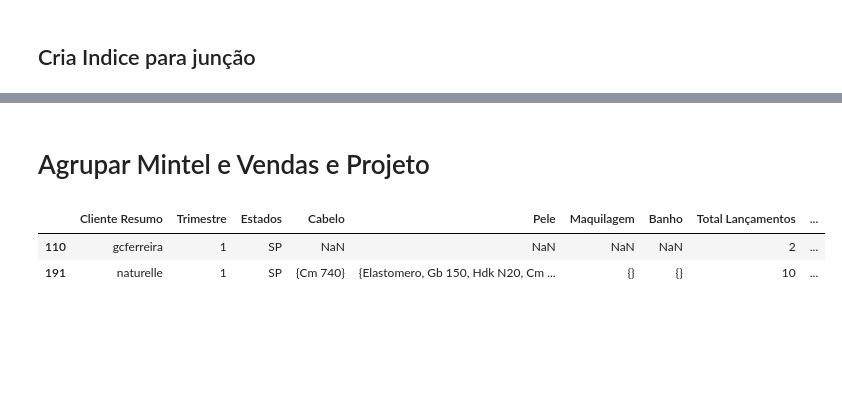
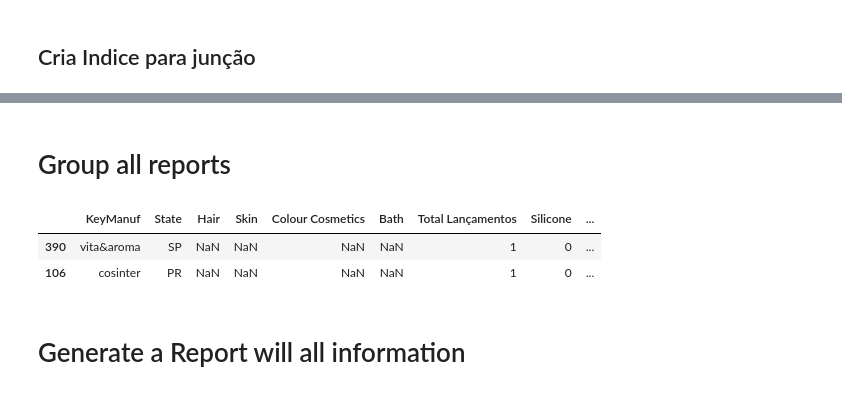
Before and after one commit to GimenesPaula/GimenesPaula, a Jupyter notebook: Projeto 1.ipynb, the cells around one changed output, grey strips where cells are left out. Cells and saved outputs as stored; diff of their text form; code cells hidden in the pictures; blank space fills up the shorter version.

```diff
--- a/Projeto 1.ipynb
+++ b/Projeto 1.ipynb
@@ -444,4 +446,3 @@ df_proj['FASE'] = df_proj['Fase'].str.strip().str.extract('('+'|'.join(dictFASE)
 # %%
-df_proj_unic = df_proj.groupby(['KeyManuf','UF','Distribuidor','FASE']).agg({
-                                                          'Product': lambda x:list(set(x)),
-                                                          }).reset_index()
+#agrupo os produtos em uma lista, por cliente
+df_proj_unic = df_proj.groupby(['KeyManuf','Distributor']).agg({'Material':lambda x:list(set(x))}).reset_index()
@@ -459,0 +449,5 @@ df_proj_unic_2.head(2).to_excel('Projetos&Status.xlsx')
+# %%
+df_proj_unic['Material'] = df_proj_unic['Material'].apply(set)
+df_proj_unic.rename(columns={'Material': 'Project'}, inplace=True)
+# %%
+df_proj_unic.drop_duplicates(subset=['KeyManuf', 'Distributor'], keep='first', inplace=True)
@@ -460,5 +456,3 @@ df_proj_unic_2.head(2).to_excel('Projetos&Status.xlsx')
 # %%
-df_proj_vend = df_proj_unic_2.merge(df_dist_unic, on=['KeyManuf', 'Distribuidor'], how='left')
-df_vend_proj = df_dist_unic.merge(df_proj_unic_2, on=['KeyManuf', 'Distribuidor'], how='left')
-df_temp = df_proj_vend.merge(df_vend_proj, on=['KeyManuf', 'Distribuidor'], how='left')
-df_temp = df_temp.dropduplicate()
+df_proj_vend = df_proj_unic.merge(df_dist_unic, on=['KeyManuf', 'Distributor'], how='left')
+df_vend_proj = df_dist_unic.merge(df_proj_unic, on=['KeyManuf', 'Distributor'], how='left')
@@ -467,2 +458,0 @@ df_temp.to_excel('Projetos ou Vendas.xlsx')
-# %% [markdown]
-# Agrupar Mintel e Vendas e Projeto
@@ -469,16 +462,18 @@ df_temp.to_excel('Projetos ou Vendas.xlsx')
+# %% [markdown]
+# Group all reports
 # %%
 df_launches_vend_proj = df_launches_fab.merge(df_vend_proj, on='KeyManuf', how='left')
 # %%
 df_launches_vend_proj.rename(columns={'': ' Prod Poss','Customer(at distrib)':'Customer Sales','Distributor':'Dist. Sales',
                                     'Sales': 'Prod Sales','Year': 'Sales Volume', 'Customer': 'Customer Proj Fab',
-                                    'Distribuidor':'Dist Proj Fab', 'Project':'Prod Proj Fab',
+                                    'Distributor':'Dist Proj Fab', 'Project':'Prod Proj Fab',
                                     'Fase':'Fase Proj Fab',
                                          },
                                 inplace=True)
-#df_launches_vend_proj.drop_duplicates()
-df_launches_vend_proj.sample(2)
 # %% [output]
-|  | Cliente Resumo | Trimestre | Estados | Cabelo | Pele | Maquilagem | Banho | Total Lançamentos | ... |
-| 110 | gcferreira | 1 | SP | NaN | NaN | NaN | NaN | 2 | ... |
-| 191 | naturelle | 1 | SP | {Cm 740} | {Elastomero, Gb 150, Hdk N20, Cm ... | {} | {} | 10 | ... |
+|  | KeyManuf | State | Hair | Skin | Colour Cosmetics | Bath | Total Lançamentos | Silicone | ... |
+| 390 | vita&aroma | SP | NaN | NaN | NaN | NaN | 1 | 0 | ... |
+| 106 | cosinter | PR | NaN | NaN | NaN | NaN | 1 | 0 | ... |
+# %% [markdown]
+# Generate a Report will all information
 # %%
```
Also changed, not shown: parts of 42 cells of this notebook.
